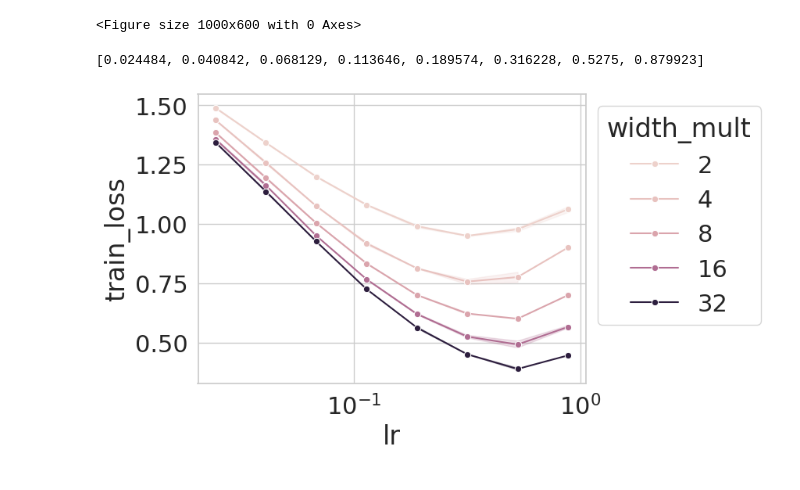
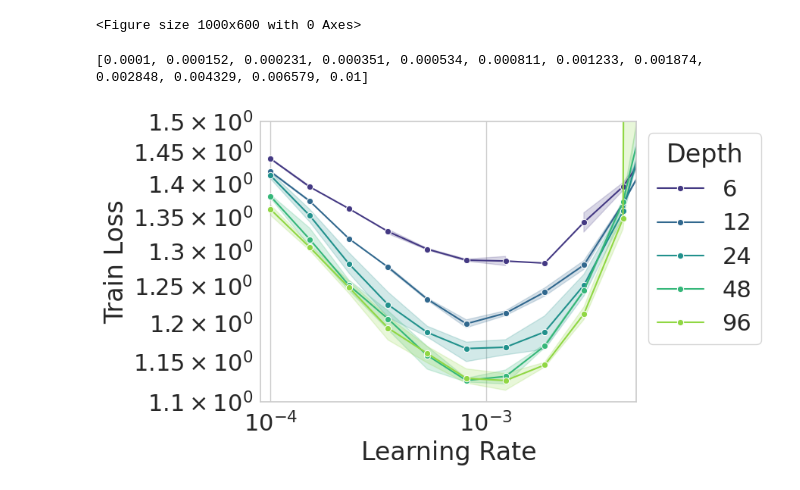
Before and after one commit to lorenzonoci/nn_large_depth_width_landscape, a Jupyter notebook: visualize.ipynb, the cells around one changed output. Saved outputs shown, nothing was run; the diff lists cells and outputs as text; code cells hidden in the pictures.

```diff
--- a/visualize.ipynb
+++ b/visualize.ipynb
@@ -58,6 +58,12 @@ def add_metadata(fname, d):
         d["gamma_zero"] = float(value)
     else:
         d["gamma_zero"] = 1.0
+    match = re.search('seed_\d+', fname)
+    if match:
+        s = match.group(0)[len("seed_"):]
+        d["seed"] = int(s)
+    else:
+        d["seed"] = None
     match = re.search('-norm_ln', fname)
     if match:
         d["norm"] = "ln"
@@ -95,7 +101,7 @@ def get_data(folder_path, epoch=19):
             d["name"] = fp
             final_d.append(d)
     return final_d
-def loss_curves(run_ds, train=True, acc=True):
+def loss_curves(run_ds, train=True, acc=True, neigs=1, nepochs=40):
     ds = []
     for d in run_ds:
         loss_d = pd.DataFrame()
@@ -117,11 +123,15 @@ def loss_curves(run_ds, train=True, acc=True):
             loss_d["test_loss"] =  d["metrics"]["test_loss"]
             loss_d["test_acc"] =  d["metrics"]["test_acc"]
         loss_d["lr"] = d["lr"]
+        loss_d["seed"] = d["seed"]
         loss_d["width_mult"] = d["width_mult"]
+        loss_d["Width"] = d["width_mult"] * 64
         loss_d["depth_mult"] = d["depth_mult"]
-        for eigi in range(10):
-            loss_d[f"top_eig_{eigi}"] =  d["metrics"][f"top_eig_{eigi}"]
+        if neigs > 1:
+            for eigi in range(neigs):
+                loss_d[f"top_eig_{eigi}"] =  d["metrics"][f"top_eig_{eigi}"]
         loss_d["step"] = loss_d.index
+        loss_d["Epoch"] = (loss_d.index / loss_d.index.max()) * nepochs
         loss_d["beta"] = d["beta"]
         # loss_d["directional_sharpness"] = d["metrics"]["directional_sharpness"]
         loss_d["gamma_zero"] = d["gamma_zero"]
@@ -136,9 +146,12 @@ def get_metrics_df(run_ds, metric):
     for d in run_ds:
         try:
             d[metric] = d['metrics'][metric][-1]
-            l = [metric, 'directional_sharpness', 'lr', 'width_mult', 'depth_mult', 'mup_depth', 'norm', 'gamma_zero', 'beta', 'k_layers', 'batch_size']
-            for eigi in range(10):
-                l.append(f'top_eig_{eigi}')
+            l = [metric, 'seed', 'directional_sharpness', 'lr', 'width_mult', 'depth_mult', 'mup_depth', 'norm', 'gamma_zero', 'beta', 'k_layers', 'batch_size']
+            if neigs > 1:
+                for eigi in range(5):
+                    l.append(f'top_eig_{eigi}')
+            else:
+                d.append('top_eig')
             d = {k: d[k] for k in l}
             ds.append(d)
         except KeyError as e:
@@ -148,23 +161,34 @@ def get_metrics_df(run_ds, metric):
 # %%
 sns.set(style="whitegrid", font_scale=2.0, palette=sns.color_palette("rocket", n_colors=5))
 plt.figure(figsize = (10,6))
-folder_path = "/home/ameterez/work/nips2024/top_hessian_many_longer2"
+folder_path = "/home/ameterez/work/nips2024/understanding_multiple_layers_per_block_longer_with_adam_no_scaling"
 metric = "train_loss"
-run_ds = get_data(folder_path, epoch=24)
-df = loss_curves(run_ds, acc=False).reset_index()
+epochs = 49
+run_ds = get_data(folder_path, epoch=epochs)
+df = loss_curves(run_ds, acc=False, neigs=1, nepochs=epochs).reset_index()
+df['Depth'] = df['depth_mult'] * 6
 # %% [output]
 <Figure size 1000x600 with 0 Axes>
 # %%
 lrs = sorted(df.lr.unique())
 print(lrs)
 # %% [output]
-[0.024484, 0.040842, 0.068129, 0.113646, 0.189574, 0.316228, 0.5275, 0.879923]
+[0.0001, 0.000152, 0.000231, 0.000351, 0.000534, 0.000811, 0.001233, 0.001874, 0.002848, 0.004329, 0.006579, 0.01]
 # %%
+palette=sns.color_palette("viridis", n_colors=5)
 df2 = df[df['step'] == df['step'].max()]
+nlayers = 1
+df2 = df2[df2['k_layers'] == nlayers]
 fig, ax = plt.subplots(ncols=1, nrows=1)
-sns.lineplot(df2, x='lr', y='train_loss', hue='width_mult', ax=ax, marker='o')
+sns.lineplot(df2, x='lr', y='train_loss', hue='Depth', ax=ax, marker='o', palette=palette)
 sns.move_legend(ax, loc='upper left', bbox_to_anchor=(1, 1))
+ax.set_ylabel('Train Loss')
+ax.set_xlabel('Learning Rate')
 ax.set_xscale('log')
+ax.set_yscale('log')
+ax.set_ylim(1.1, 1.5)
+ax.set_xlim(9e-5, 5e-3)
+fig.savefig('conv_cifar10_muadam_no_scaling_transfer_1_per_block.pdf', bbox_inches='tight')
 fig.show()
 # %% [output]
-[figure, old version]
+[figure, new version]
```
Also changed, not shown: parts of 3 cells of this notebook, 4 other files.
